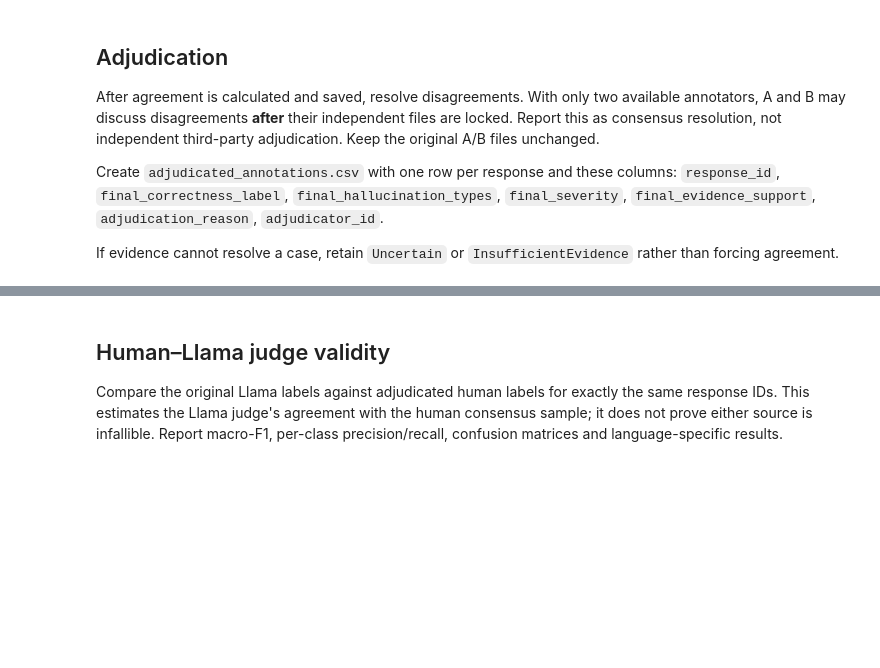
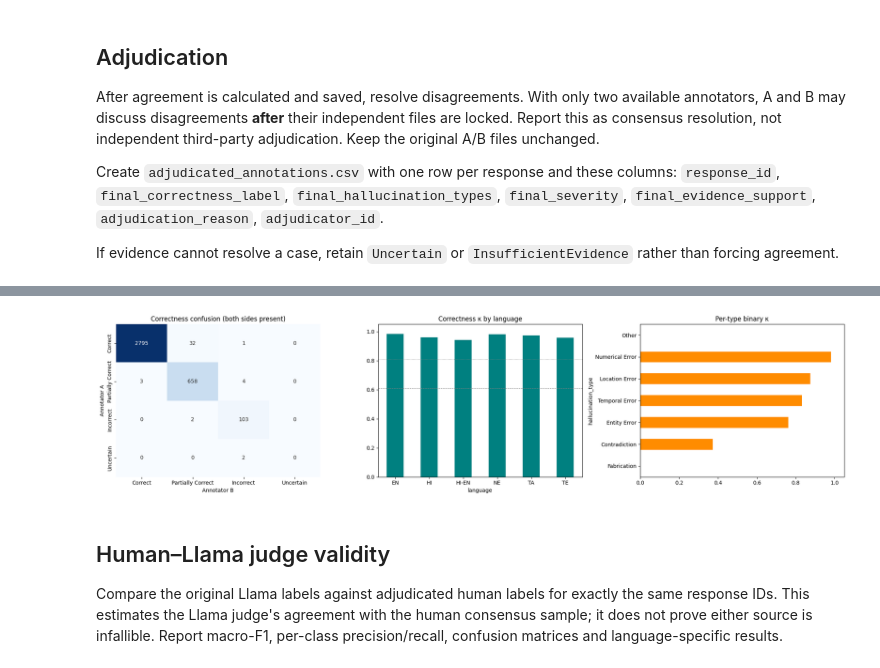
Before and after one commit to TheShyamTripathi/IndicHallbench-Hallucinations-Benchmark, a Jupyter notebook: notebooks/IndicHallBench_Human_Validation_Statistical_Analysis_CORRECTED.ipynb, the cells around one changed output, grey strips where cells are left out. Cells and saved outputs as stored; diff of their text form; code cells hidden in the pictures; blank space fills up the shorter version.

Commit message:
Statistical Validation of data on progress

```diff
--- a/notebooks/IndicHallBench_Human_Validation_Statistical_Analysis_CORRECTED.ipynb
+++ b/notebooks/IndicHallBench_Human_Validation_Statistical_Analysis_CORRECTED.ipynb
@@ -592,14 +544,14 @@ Annotators work independently, cannot see each other's labels or Llama labels, a
 A_PATH = ANN / "annotator_A_completed.csv"
 B_PATH = ANN / "annotator_B_completed.csv"
 
-# Copy the completed blinded files to these exact filenames after annotation.
 if not A_PATH.exists() or not B_PATH.exists():
     print("Annotation is not complete yet.")
     print("Expected file A:", A_PATH)
     print("Expected file B:", B_PATH)
 else:
-    A = pd.read_csv(A_PATH, encoding="utf-8-sig")
-    B = pd.read_csv(B_PATH, encoding="utf-8-sig")
+    # keep_default_na=False preserves literal "None" labels.
+    A = pd.read_csv(A_PATH, encoding="utf-8-sig", keep_default_na=False, dtype=str)
+    B = pd.read_csv(B_PATH, encoding="utf-8-sig", keep_default_na=False, dtype=str)
 
     for name, annotator_df in [("A", A), ("B", B)]:
         required = ["response_id", "correctness_label", "hallucination_types",
@@ -611,6 +563,6 @@ else:
             raise ValueError(f"Annotator {name} has duplicate response_id values.")
         if set(annotator_df["response_id"]) != set(sample[C["rid"]]):
             raise ValueError(f"Annotator {name} response IDs do not exactly match sample.")
-        if not annotator_df["review_status"].astype(str).str.lower().eq("completed").all():
+        if not annotator_df["review_status"].astype(str).str.strip().str.lower().eq("completed").all():
             raise ValueError(f"Annotator {name} still has pending rows.")
     print("Both annotator files passed validation.")
@@ -742,3 +845,37 @@ else:
+# %%
+# 12b. IAA visualisations
+if "iaa_correctness" in globals():
+    fig, axes = plt.subplots(1, 3, figsize=(20, 5))
+
+    # (a) Correctness confusion heatmap
+    mask_both = AB["corr_A"].notna() & AB["corr_B"].notna()
+    cm = confusion_matrix(AB.loc[mask_both, "corr_A"],
+                          AB.loc[mask_both, "corr_B"],
+                          labels=CORRECT_LABELS)
+    sns.heatmap(pd.DataFrame(cm, index=CORRECT_LABELS, columns=CORRECT_LABELS),
+                annot=True, fmt="d", cmap="Blues", cbar=False, ax=axes[0])
+    axes[0].set_title("Correctness confusion (both sides present)")
+    axes[0].set_xlabel("Annotator B"); axes[0].set_ylabel("Annotator A")
+
+    # (b) Per-language correctness kappa
+    per_lang = iaa_correctness[iaa_correctness["language"] != "OVERALL"].set_index("language")
+    per_lang["kappa"].plot(kind="bar", ax=axes[1], color="teal", rot=0)
+    axes[1].set_ylim(0, 1.05)
+    axes[1].axhline(0.61, color="grey", ls="--", lw=0.8)
+    axes[1].axhline(0.81, color="grey", ls=":",  lw=0.8)
+    axes[1].set_title("Correctness κ by language")
+
+    # (c) Per-type binary kappa
+    iaa_types.set_index("hallucination_type")["kappa"].sort_values().plot(
+        kind="barh", ax=axes[2], color="darkorange")
+    axes[2].set_xlim(0, 1.05)
+    axes[2].set_title("Per-type binary κ")
+
+    plt.tight_layout()
+    plt.savefig(RES / "iaa_overview.png", dpi=200, bbox_inches="tight")
+    plt.show()
+# %% [output]
+[figure, added]
 # %% [markdown]
 ## Human–Llama judge validity
 
```
Also changed, not shown: parts of 12 cells of this notebook, 28 other files.
